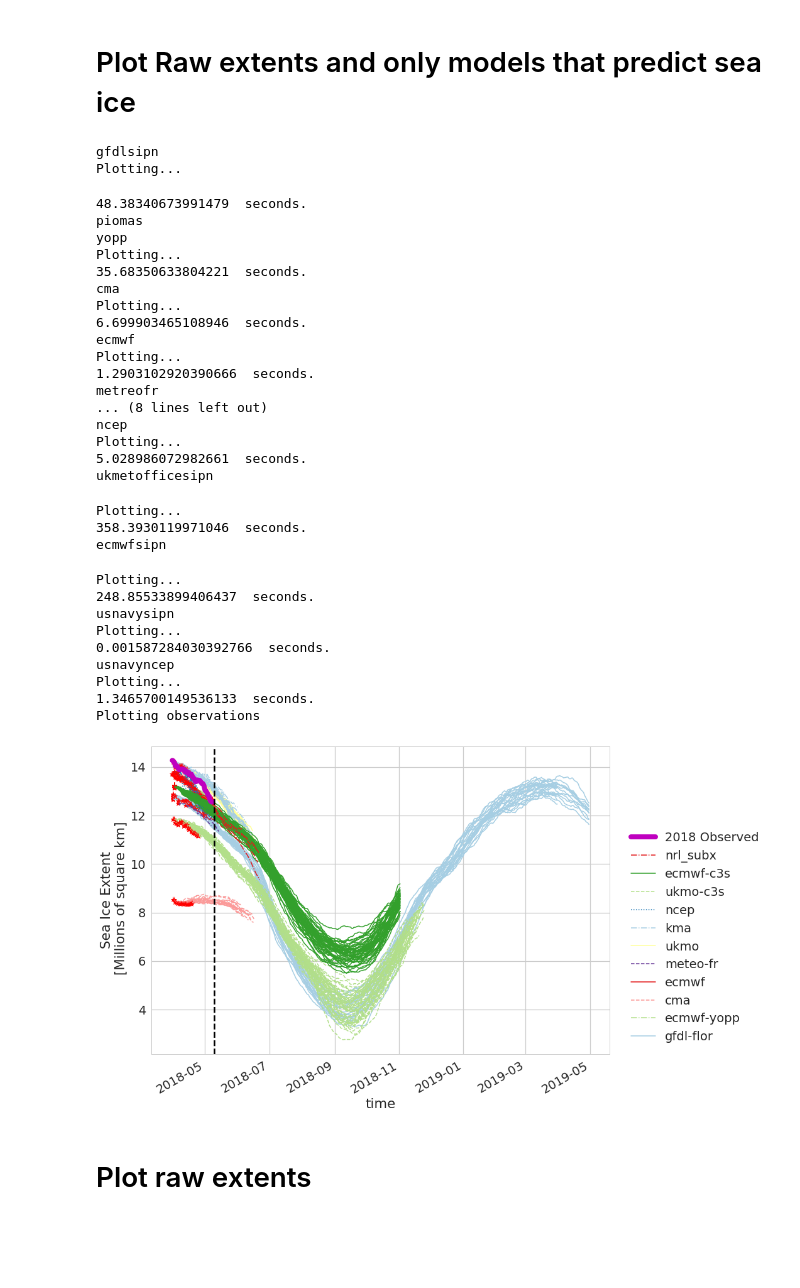
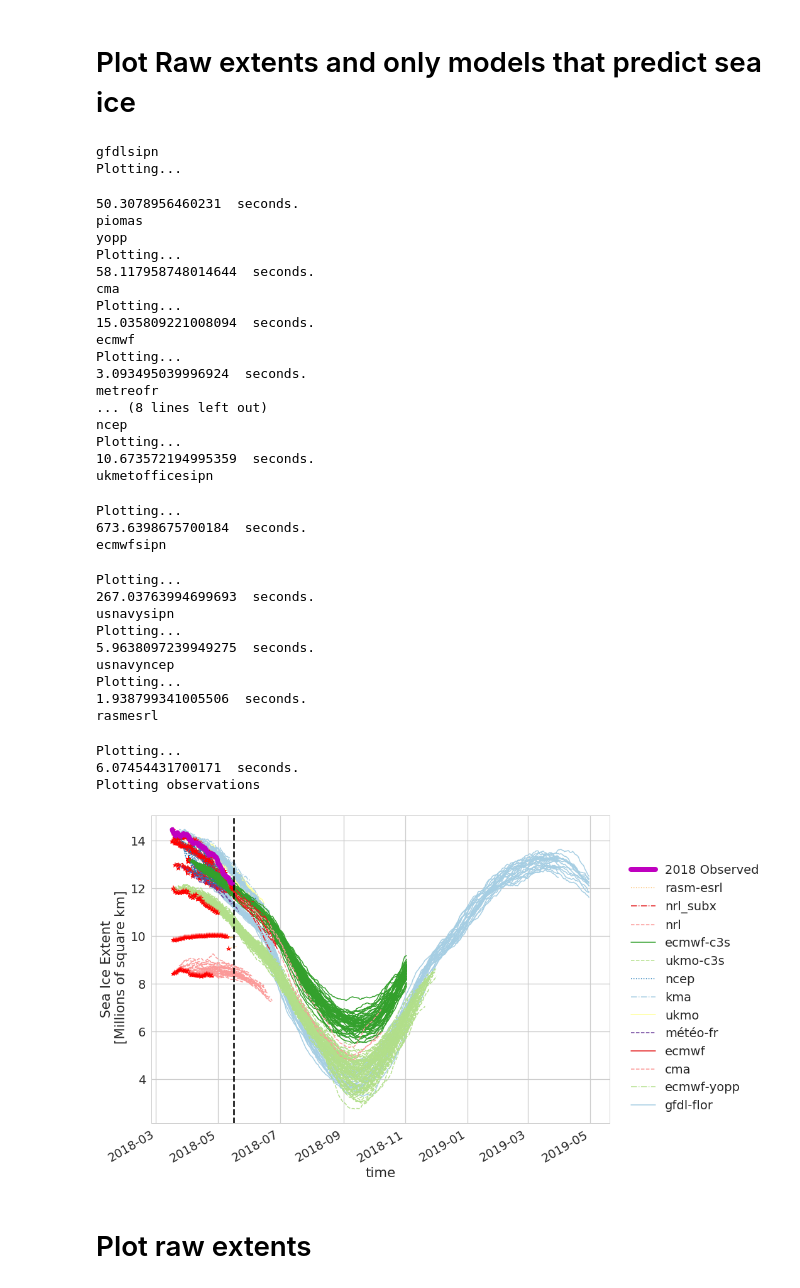
Before and after one commit to NicWayand/ESIO, a Jupyter notebook: notebooks/plot_Extent_Model_Obs.ipynb, the cells around one changed output. Saved outputs shown, nothing was run; the diff lists cells and outputs as text; code cells hidden in the pictures; blank space fills up the shorter version.

Commit message:
added regional extents. Fixed rasm nrl issues.

```diff
--- a/notebooks/plot_Extent_Model_Obs.ipynb
+++ b/notebooks/plot_Extent_Model_Obs.ipynb
@@ -72,7 +72,7 @@ metric1 = 'extent'
 # Initialization times to plot
 cd = datetime.datetime.now()
 cd = datetime.datetime(cd.year, cd.month, cd.day) # Assumes hours 00, min 00
-SD = cd - datetime.timedelta(days=30)
+SD = cd - datetime.timedelta(days=60)
 ED = cd + datetime.timedelta(days=365)
 # %%
 # Info about models runs
@@ -206,7 +206,7 @@ for cvar in variables:
 
     # Plot observations
     print('Plotting observations')
-    ds_obs.Extent.where(ds_obs.time>=np.datetime64(SD)).plot(ax=ax1, label=str(cdate.year)+' Observed', color='m', linewidth=8)
+    ds_obs.Extent.where(ds_obs.time>=np.datetime64(SD), drop=True).plot(ax=ax1, label=str(cdate.year)+' Observed', color='m', linewidth=8)
     ax1.set_ylabel('Sea Ice Extent\n [Millions of square km]')
     cxlims = ax1.get_xlim()
 
@@ -226,44 +226,47 @@ for cvar in variables:
     f.autofmt_xdate()
     ax1.set_ylim(cylims)
     plt.subplots_adjust(right=.8)
 
     # Save to file
     f_out = os.path.join(fig_dir,'panArctic_'+metric1+'_'+runType+'_raw_predicted.png')
     f.savefig(f_out,bbox_inches='tight',dpi=200)
     mpld3.save_html(f, os.path.join(fig_dir,'panArctic_'+metric1+'_'+runType+'_raw_predicted.html'))
 # %% [output]
 gfdlsipn
 Plotting...
-48.38340673991479  seconds.
+50.3078956460231  seconds.
 piomas
 yopp
 Plotting...
-35.68350633804221  seconds.
+58.117958748014644  seconds.
 cma
 Plotting...
-6.699903465108946  seconds.
+15.035809221008094  seconds.
 ecmwf
 Plotting...
-1.2903102920390666  seconds.
+3.093495039996924  seconds.
 metreofr
 ... (8 lines left out)
 ncep
 Plotting...
-5.028986072982661  seconds.
+10.673572194995359  seconds.
 ukmetofficesipn
 Plotting...
-358.3930119971046  seconds.
+673.6398675700184  seconds.
 ecmwfsipn
 Plotting...
-248.85533899406437  seconds.
+267.03763994699693  seconds.
 usnavysipn
 Plotting...
-0.001587284030392766  seconds.
+5.9638097239949275  seconds.
 usnavyncep
 Plotting...
-1.3465700149536133  seconds.
-Plotting observations
+1.938799341005506  seconds.
+rasmesrl
+Plotting...
+6.07454431700171  seconds.
+Plotting observations
-[figure, old version]
+[figure, new version]
 # %% [markdown]
 # Plot raw extents
 # %%
```
Also changed, not shown: parts of 1 cell of this notebook, 23 other files.
